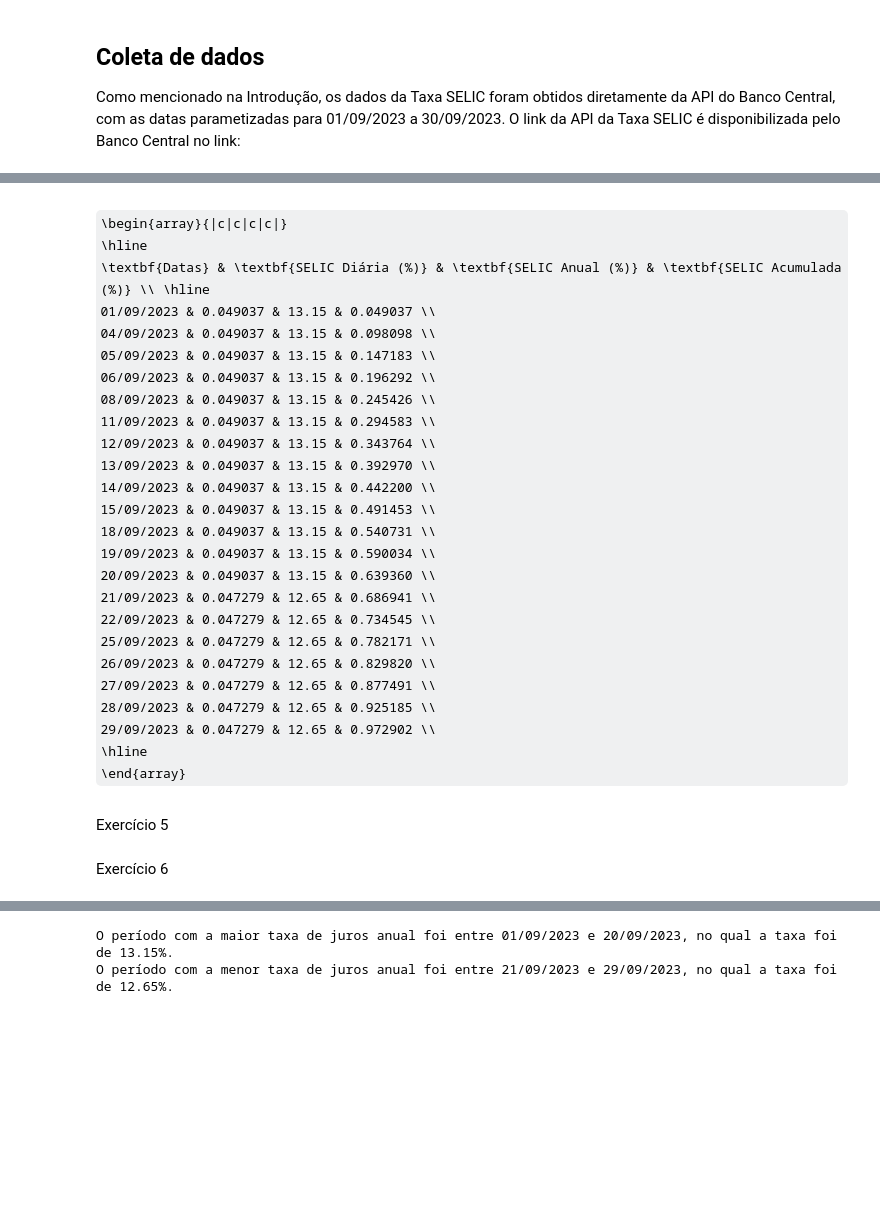
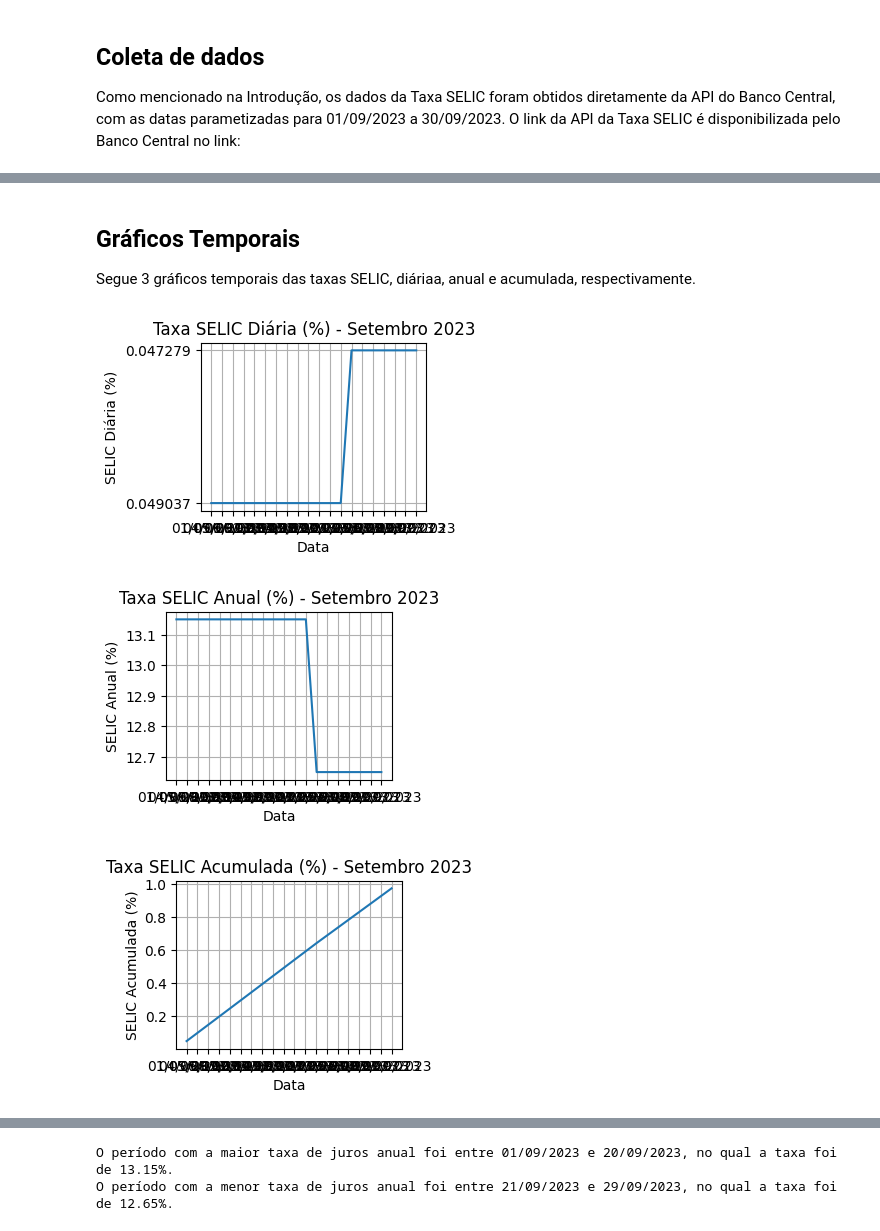
Before and after one commit to natashanuto/CEE2, a Jupyter notebook: trabalho_parte1.ipynb, the cells around one changed output, grey strips where cells are left out. Saved outputs shown, nothing was run; the diff lists cells and outputs as text; code cells hidden in the pictures; some formulas as TeX source; blank space fills up the shorter version.

```diff
--- a/trabalho_parte1.ipynb
+++ b/trabalho_parte1.ipynb
@@ -72,33 +88,44 @@ Exercício 4
 | 27/09/2023 |   | 0.047279         | 12.65           | 0.877491            |
 | 28/09/2023 |   | 0.047279         | 12.65           | 0.925185            |
 | 29/09/2023 |   | 0.047279         | 12.65           | 0.972902            |
-# %% [markdown]
-\begin{array}{|c|c|c|c|}
-\hline
-\textbf{Datas} & \textbf{SELIC Diária (%)} & \textbf{SELIC Anual (%)} & \textbf{SELIC Acumulada (%)} \\ \hline
-01/09/2023 & 0.049037 & 13.15 & 0.049037 \\
-04/09/2023 & 0.049037 & 13.15 & 0.098098 \\
-05/09/2023 & 0.049037 & 13.15 & 0.147183 \\
-06/09/2023 & 0.049037 & 13.15 & 0.196292 \\
-08/09/2023 & 0.049037 & 13.15 & 0.245426 \\
-11/09/2023 & 0.049037 & 13.15 & 0.294583 \\
-12/09/2023 & 0.049037 & 13.15 & 0.343764 \\
-13/09/2023 & 0.049037 & 13.15 & 0.392970 \\
-14/09/2023 & 0.049037 & 13.15 & 0.442200 \\
-15/09/2023 & 0.049037 & 13.15 & 0.491453 \\
-18/09/2023 & 0.049037 & 13.15 & 0.540731 \\
-19/09/2023 & 0.049037 & 13.15 & 0.590034 \\
-20/09/2023 & 0.049037 & 13.15 & 0.639360 \\
-21/09/2023 & 0.047279 & 12.65 & 0.686941 \\
-22/09/2023 & 0.047279 & 12.65 & 0.734545 \\
-25/09/2023 & 0.047279 & 12.65 & 0.782171 \\
-26/09/2023 & 0.047279 & 12.65 & 0.829820 \\
-27/09/2023 & 0.047279 & 12.65 & 0.877491 \\
-28/09/2023 & 0.047279 & 12.65 & 0.925185 \\
-29/09/2023 & 0.047279 & 12.65 & 0.972902 \\
-\hline
-\end{array}
-# %% [markdown]
-Exercício 5
-# %% [markdown]
-Exercício 6
+# %% [markdown]
+## Gráficos Temporais
+
+Segue 3 gráficos temporais das taxas SELIC, diáriaa, anual e acumulada, respectivamente.
+# %%
+import matplotlib.pyplot as plt
+
+#SELIC Diária (%)
+
+plt.subplot(2, 2, 1)
+plt.plot(df["data"], df["SELIC Diária (%)"])
+plt.title("Taxa SELIC Diária (%) - Setembro 2023")
+plt.xlabel("Data")
+plt.ylabel("SELIC Diária (%)")
+plt.grid(True)
+plt.show()
+
+
+#SELIC Anual (%)
+
+plt.subplot(2, 2, 2)
+plt.plot(df["data"], df["SELIC Anual (%)"])
+plt.title("Taxa SELIC Anual (%) - Setembro 2023")
+plt.xlabel("Data")
+plt.ylabel("SELIC Anual (%)")
+plt.grid(True)
+plt.show()
+
+#SELIC Acumulada (%)
+
+plt.subplot(2, 2, 3)
+plt.plot(df["data"], df["SELIC Acumulada (%)"])
+plt.title("Taxa SELIC Acumulada (%) - Setembro 2023")
+plt.xlabel("Data")
+plt.ylabel("SELIC Acumulada (%)")
+plt.grid(True)
+plt.show()
+# %% [output]
+[figure, added]
+[figure, added]
+[figure, added]
```
Also changed, not shown: parts of 15 cells of this notebook.
